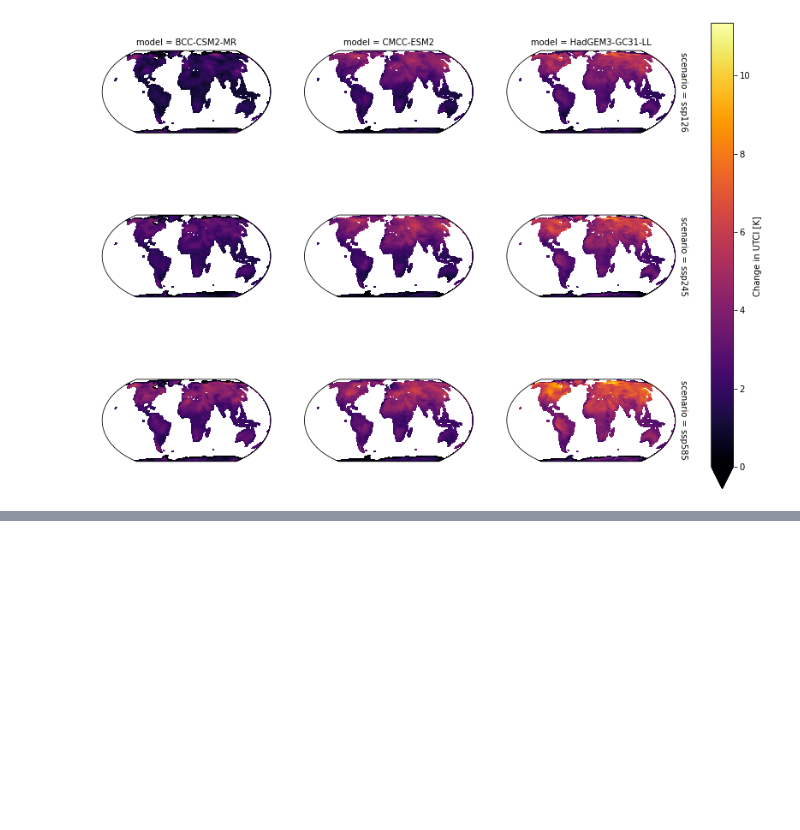
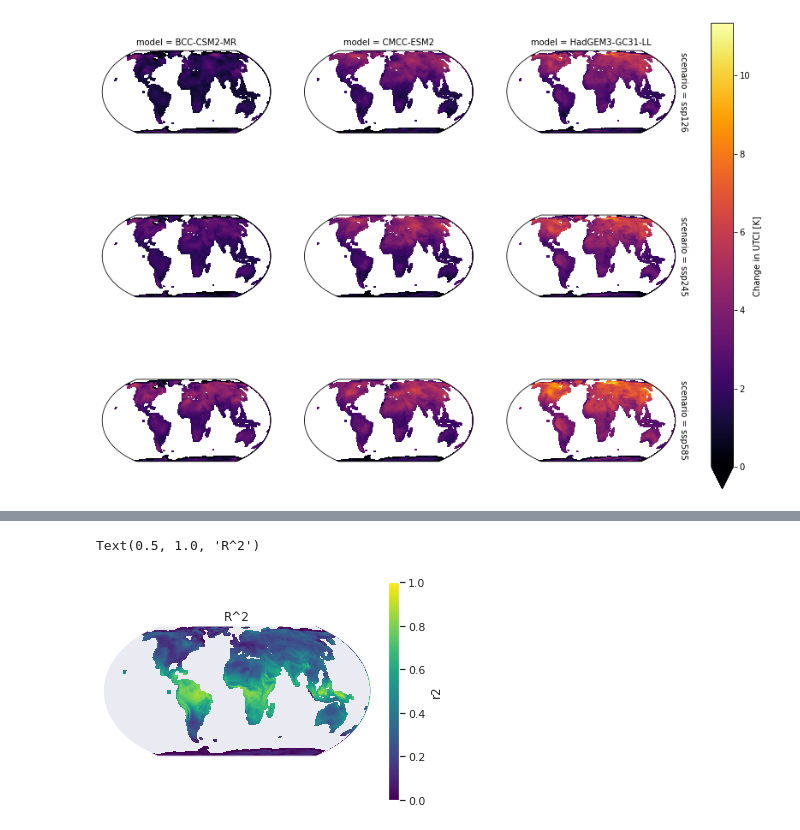
Before and after one commit to cmip6moap/project10, a Jupyter notebook: notebooks/UTCI_delta.ipynb, the cells around one changed output, grey strips where cells are left out. Saved outputs shown, nothing was run; the diff lists cells and outputs as text; code cells hidden in the pictures; blank space fills up the shorter version.

Commit message:
how does the correlation between global mean temperature and UTCI vary with latitude

```diff
--- a/notebooks/UTCI_delta.ipynb
+++ b/notebooks/UTCI_delta.ipynb
@@ -784,0 +749,21 @@ plt.savefig("../results/gsat_utci_rvalue.png")
+# %%
+import cartopy.crs as ccrs
+import cartopy.feature as cfeature
+import matplotlib.pyplot as plt
+import xarray as xr
+
+map_proj = ccrs.EqualEarth()
+ds_monthly_trends = xr.open_dataset("ds_monthly_trends.nc").rename(__xarray_dataarray_variable__="fit")
+data = ds_monthly_trends.sel(linregress="rvalue")
+data["r2"] = data.fit**2
+data.r2.median('model').min("month").plot(
+    transform=ccrs.PlateCarree(),
+    subplot_kws={"projection": map_proj},
+    vmin=0, vmax=1, cmap='viridis'
+
+)
+plt.savefig("../results/gsat_utci_rvalue_mmmed_minmonth.png")
+plt.title("R^2")
+# %% [output]
+Text(0.5, 1.0, 'R^2')
+[figure, added]
```
Also changed, not shown: parts of 30 cells of this notebook.
